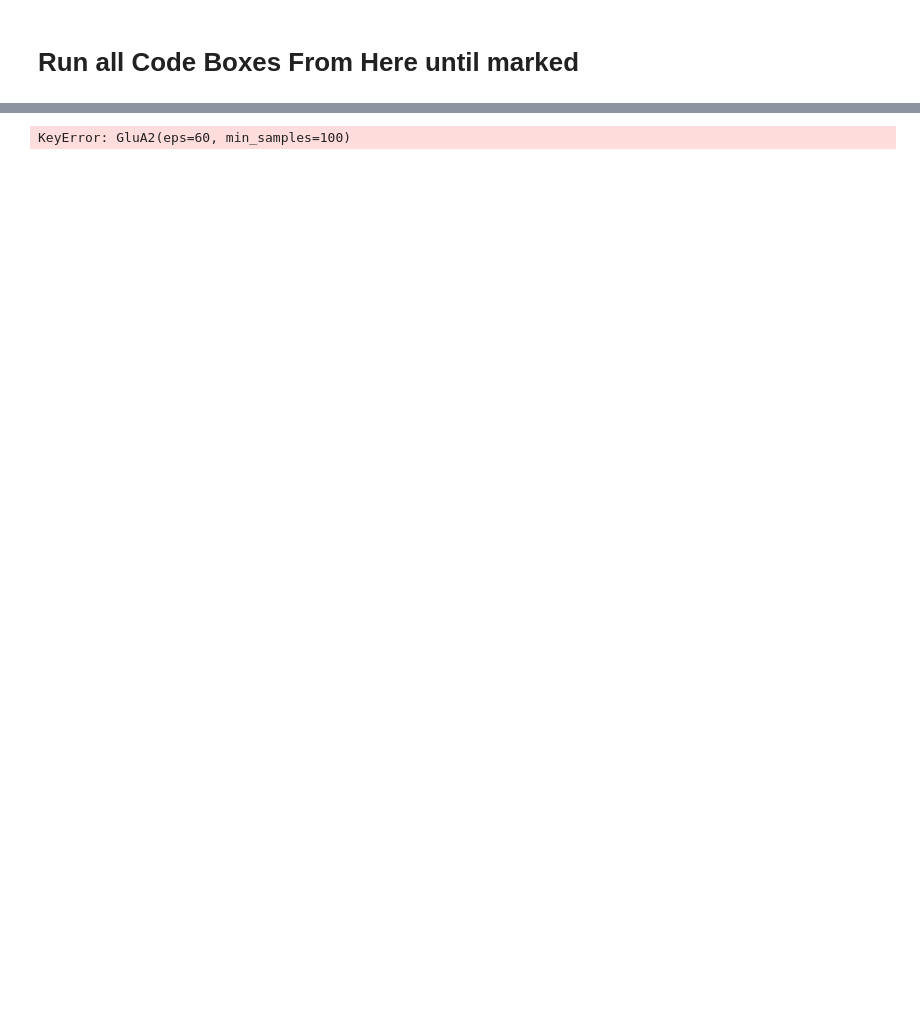
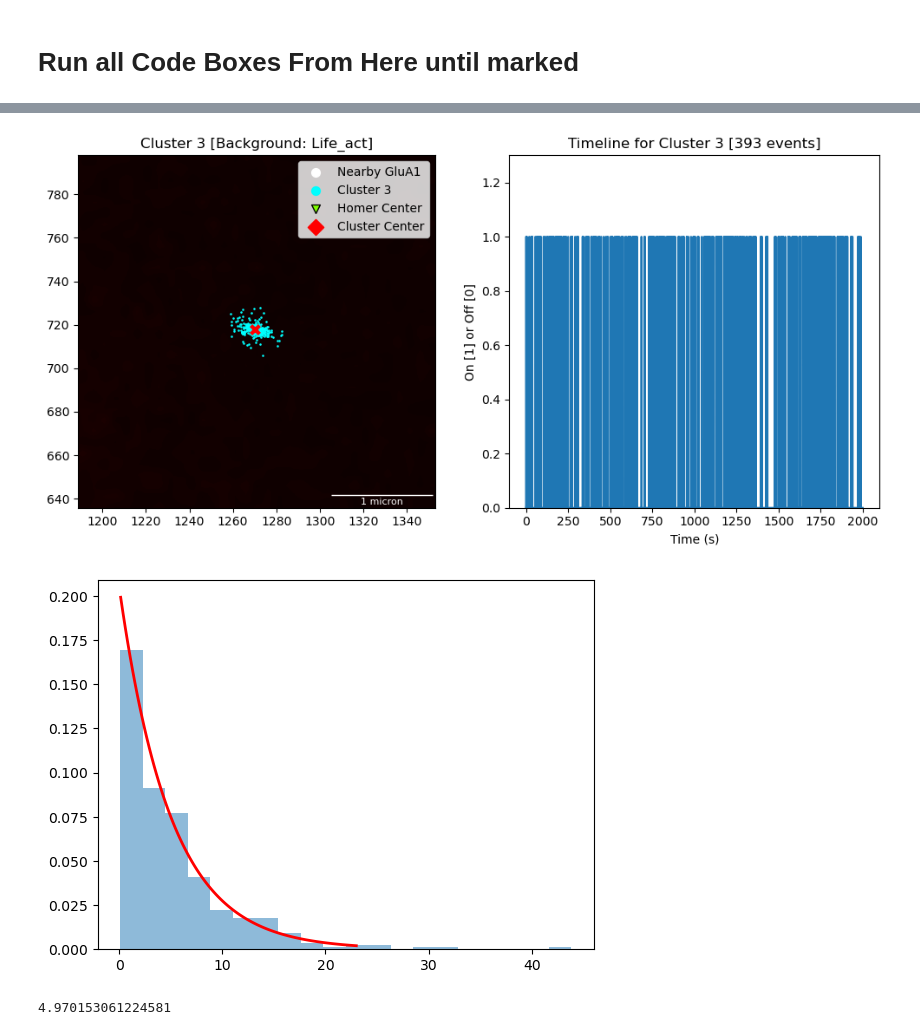
Before and after one commit to Max-Winga/Selvin-Lab-qPAINT-Segmentation, a Jupyter notebook: qPAINT Segmentation Code Rework 2.ipynb, the cells around one changed output, grey strips where cells are left out. Drawn from its saved outputs; the diff is of its cells as text; code cells hidden in the pictures; blank space fills up the shorter version.

```diff
--- a/qPAINT Segmentation Code Rework 2.ipynb
+++ b/qPAINT Segmentation Code Rework 2.ipynb
@@ -626,5 +997,7 @@ TestFOV.plot_homer(17, Params=Params, circle_radii=[500, 1500], show_points=['Gl
 # %%
-TestFOV.clustering_results[Param3][3].plot(buffer=1500, nearby_points=True)
-TestFOV.clustering_results[Param3][3].frames.get_average_dark_time(plot=True)
+TestFOV.clustering_results[Param1][3].plot(buffer=1500, nearby_points=True)
+TestFOV.clustering_results[Param1][3].frames.get_average_dark_time(plot=True)
 # %% [output]
+[figure, added]
+[figure, added]
-KeyError: GluA2(eps=60, min_samples=100)
+4.970153061224581
```
Also changed, not shown: parts of 11 cells of this notebook.
